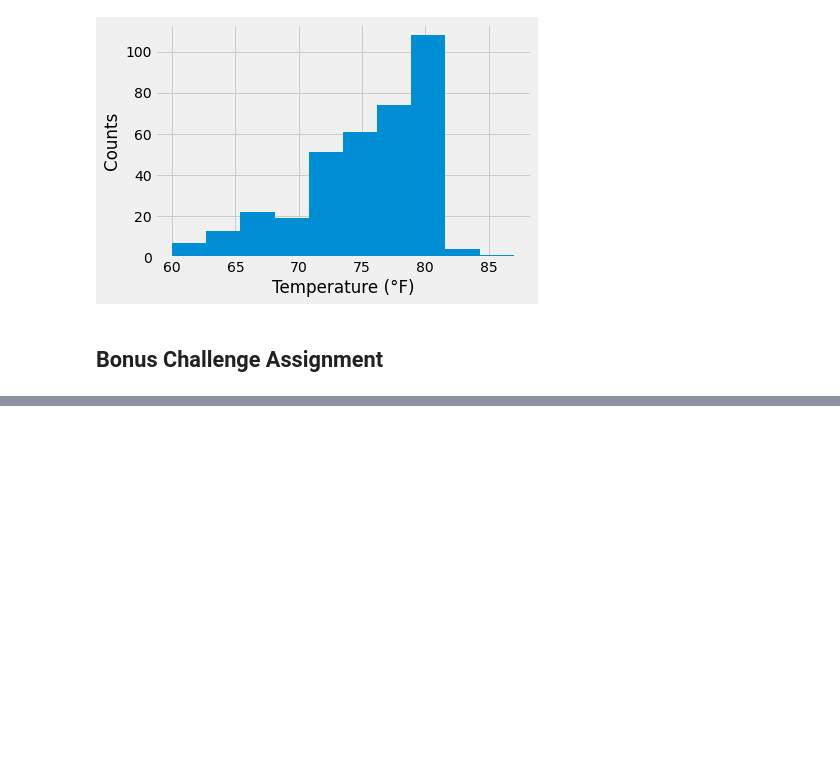
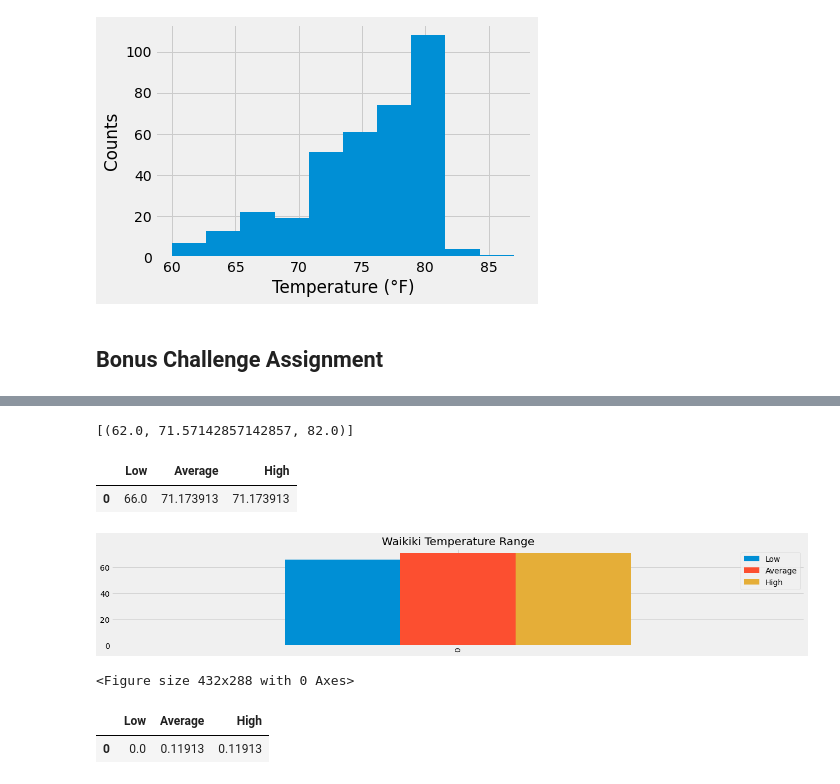
Before and after one commit to rodgerskent/sqlalchemy-challenge, a Jupyter notebook: climate_starter.ipynb, the cells around one changed output, grey strips where cells are left out. Drawn from its saved outputs; the diff is of its cells as text; code cells hidden in the pictures; blank space fills up the shorter version.

```diff
--- a/climate_starter.ipynb
+++ b/climate_starter.ipynb
@@ -299,8 +311,64 @@ print(calc_temps('2012-02-28', '2012-03-05'))
 # %%
 # Use your previous function `calc_temps` to calculate the tmin, tavg, and tmax
 # for your trip using the previous year's data for those same dates.
+def calc_temps(start_date, end_date):
+    return session.query(func.min(Measurement.tobs), func.avg(Measurement.tobs), func.max(Measurement.tobs)).\
+        filter(Measurement.date >= start_date).filter(Measurement.date <= end_date).all()
+print(calc_temps('2017-03-01', '2017-03-23'))
+# %% [output]
+[(62.0, 71.57142857142857, 82.0)]
 # %%
 # Plot the results from your previous query as a bar chart.
 # Use "Trip Avg Temp" as your Title
 # Use the average temperature for the y value
 # Use the peak-to-peak (tmax-tmin) value as the y error bar (yerr)
+# Unpack the date and precipitation results and save into separate lists
+
+# Unclear what the ask here is v. the sample charts
+start_date = '2017-03-01'
+end_date = '2017-03-23'
+vacation = session.query(func.min(Measurement.tobs), func.avg(Measurement.tobs), func.max(Measurement.tobs)).\
+        filter(Measurement.station == 'USC00519397').\
+        filter(Measurement.date >= start_date).filter(Measurement.date <= end_date).all()
+
+xv = [result[0] for result in vacation]
+yv = [result[1] for result in vacation]
+zv = [result[1] for result in vacation]
+
+vacation2 = pd.DataFrame({"Low":xv, "Average":yv,"High":zv})
+vacation2.head()
+# %% [output]
+|  | Low | Average | High |
+| 0 | 66.0 | 71.173913 | 71.173913 |
+# %%
+# Use Pandas Plotting with Matplotlib to plot the data
+vacation2.plot(kind="bar", figsize=(20,3))
+plt.title("Waikiki Temperature Range")
+plt.show()
+plt.tight_layout()
+# %% [output]
+[figure, added]
+<Figure size 432x288 with 0 Axes>
+# %%
+# Plot the results from your previous query as a bar chart.
+# Use "Trip Avg Temp" as your Title
+# Use the average temperature for the y value
+# Use the peak-to-peak (tmax-tmin) value as the y error bar (yerr)
+# Unpack the date and precipitation results and save into separate lists
+
+# Unclear what the ask here is v. the sample charts
+start_date = '2017-03-01'
+end_date = '2017-03-23'
+rainey = session.query(func.min(Measurement.prcp), func.avg(Measurement.prcp), func.max(Measurement.prcp)).\
+        filter(Measurement.station == 'USC00519397').\
+        filter(Measurement.date >= start_date).filter(Measurement.date <= end_date).all()
+
+xr = [result[0] for result in rainey]
+yr = [result[1] for result in rainey]
+zr = [result[1] for result in rainey]
+
+rainey2 = pd.DataFrame({"Low":xr, "Average":yr,"High":zr})
+rainey2.head()
+# %% [output]
+|  | Low | Average | High |
+| 0 | 0.0 | 0.11913 | 0.11913 |
```
Also changed, not shown: parts of 5 cells of this notebook.
